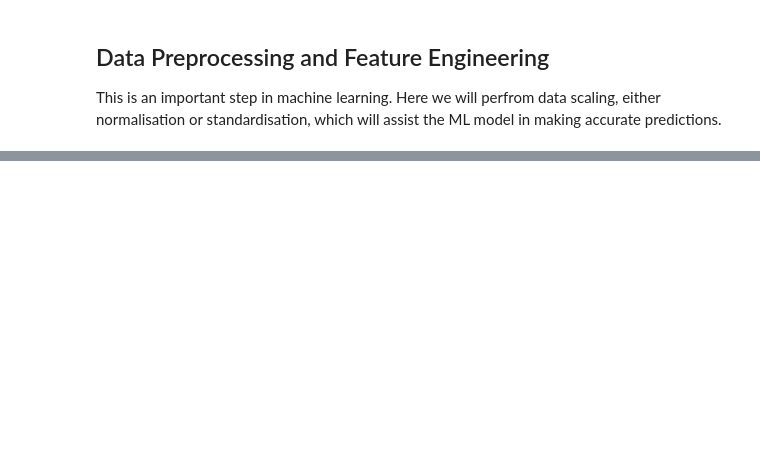
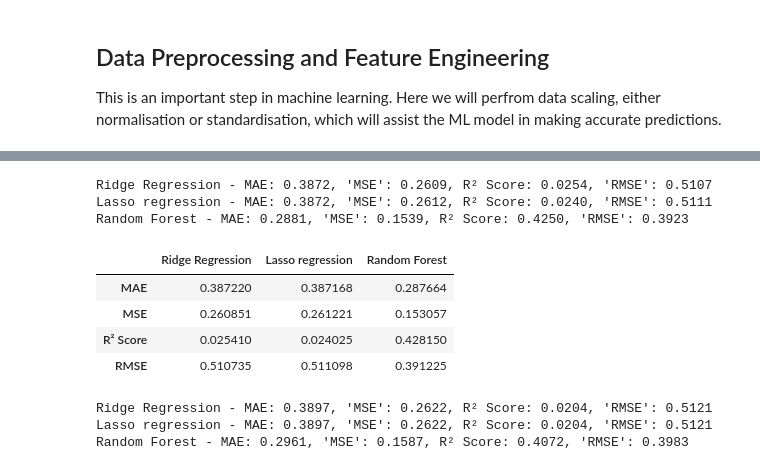
Before and after one commit to XylonD/2401PTDS_Regression_Project_Xylon, a Jupyter notebook: Data preprocessing and model training.ipynb, the cells around one changed output, grey strips where cells are left out. Cells and saved outputs as stored; diff of their text form; code cells hidden in the pictures; blank space fills up the shorter version.

```diff
--- a/Data preprocessing and model training.ipynb
+++ b/Data preprocessing and model training.ipynb
@@ -225,0 +189,53 @@ summary_df
+# %%
+models = {
+    'Ridge Regression': Ridge(alpha = 2),
+    'Lasso regression': Lasso(alpha = 1),
+    'Random Forest': RandomForestRegressor(n_estimators = 100, max_depth = 50, random_state = 42),
+}
+
+#train and evaluate each model
+results = {}
+for model_name, model in models.items():
+    model.fit(X_train, y_train)
+    y_pred = model.predict(X_test)
+    mae = mean_absolute_error(y_test, y_pred)
+    mse = mean_squared_error(y_test, y_pred)
+    r2 = r2_score(y_test, y_pred)
+    rmse = np.sqrt(mse)
+    results[model_name] = {'MAE': mae, 'MSE': mse,'R² Score': r2, 'RMSE': rmse}
+    print(f"{model_name} - MAE: {mae:.4f}, 'MSE': {mse:.4f}, R² Score: {r2:.4f}, 'RMSE': {rmse:.4f}")
+# %% [output]
+Ridge Regression - MAE: 0.3872, 'MSE': 0.2609, R² Score: 0.0254, 'RMSE': 0.5107
+Lasso regression - MAE: 0.3872, 'MSE': 0.2612, R² Score: 0.0240, 'RMSE': 0.5111
+Random Forest - MAE: 0.2881, 'MSE': 0.1539, R² Score: 0.4250, 'RMSE': 0.3923
+# %%
+model_results = pd.DataFrame(results)
+model_results
+# %% [output]
+|  | Ridge Regression | Lasso regression | Random Forest |
+| MAE | 0.387220 | 0.387168 | 0.287664 |
+| MSE | 0.260851 | 0.261221 | 0.153057 |
+| R² Score | 0.025410 | 0.024025 | 0.428150 |
+| RMSE | 0.510735 | 0.511098 | 0.391225 |
+# %%
+models_sub_features = {
+    'Ridge Regression': Ridge(alpha = 1),
+    'Lasso regression': Lasso(alpha = 0.1),
+    'Random Forest': RandomForestRegressor(n_estimators = 200, random_state = 42),
+}
+
+#train and evaluate each model
+results_subset_features = {}
+for model_name, model in models_sub_features.items():
+    model.fit(X_train_1, y_train_1)
+    y_pred_1 = model.predict(X_test_1)
+    mae_sub = mean_absolute_error(y_test_1, y_pred_1)
+    mse_sub = mean_squared_error(y_test_1, y_pred_1)
+    r2_sub = r2_score(y_test_1, y_pred_1)
+    rmse_sub = np.sqrt(mse_sub)
+    results_subset_features[model_name] = {'MAE': mae_sub, 'MSE': mse_sub,'R² Score': r2_sub, 'RMSE': rmse_sub}
+    print(f"{model_name} - MAE: {mae_sub:.4f}, 'MSE': {mse_sub:.4f}, R² Score: {r2_sub:.4f}, 'RMSE': {rmse_sub:.4f}")
+# %% [output]
+Ridge Regression - MAE: 0.3897, 'MSE': 0.2622, R² Score: 0.0204, 'RMSE': 0.5121
+Lasso regression - MAE: 0.3897, 'MSE': 0.2622, R² Score: 0.0204, 'RMSE': 0.5121
+Random Forest - MAE: 0.2961, 'MSE': 0.1587, R² Score: 0.4072, 'RMSE': 0.3983
```
Also changed, not shown: parts of 43 cells of this notebook, 1 other file.
